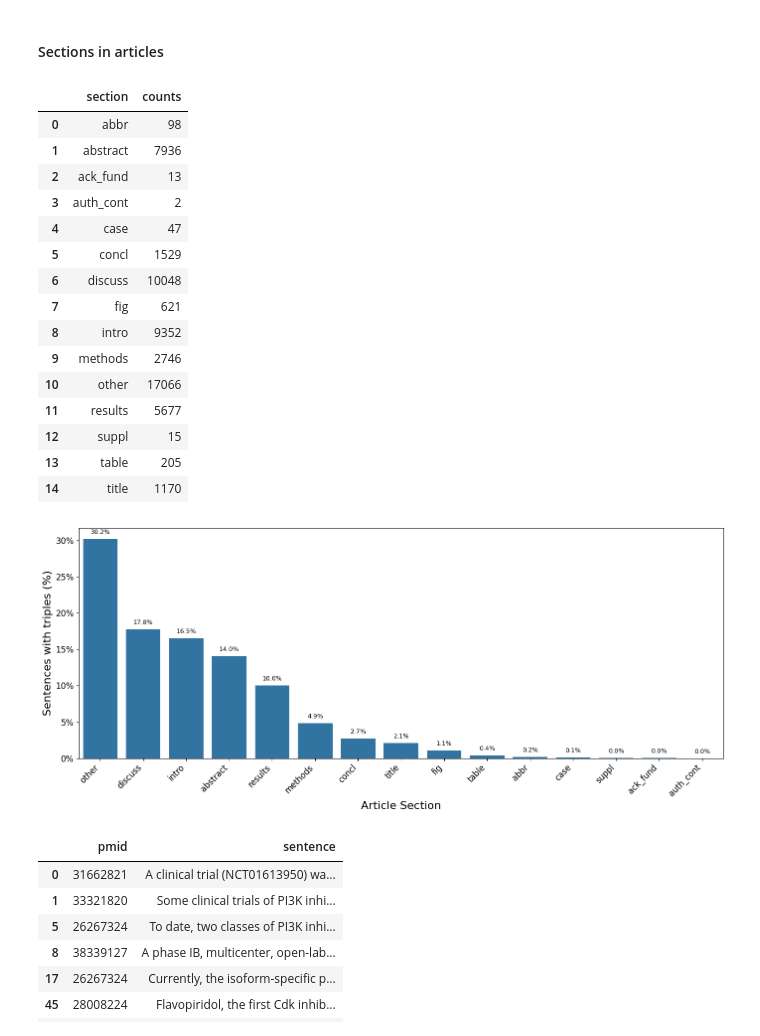
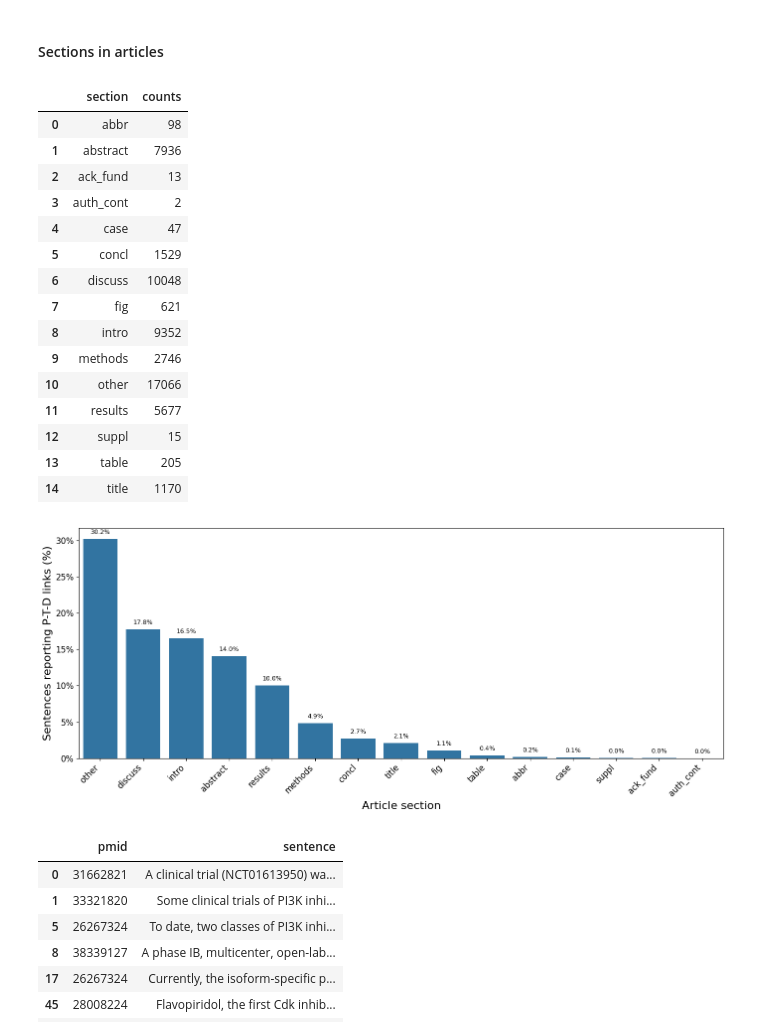
Before and after one commit to chembl/chemical_probes_lit, a Jupyter notebook: 2_probesLit/8_plotting_data.ipynb, the cells around one changed output. Saved outputs shown, nothing was run; the diff lists cells and outputs as text; code cells hidden in the pictures.

```diff
--- a/2_probesLit/8_plotting_data.ipynb
+++ b/2_probesLit/8_plotting_data.ipynb
@@ -275,8 +275,8 @@ ax.tick_params(axis='x', rotation=45)
 ax.yaxis.set_major_formatter(FuncFormatter(lambda y, _: f'{y:.0f}%'))
 
 # --- Modified: Set Y-axis label to indicate percentage ---
-ax.set_ylabel("Sentences with triples (%)", fontsize=16)
-ax.set_xlabel("Article Section", fontsize=16)
+ax.set_ylabel("Sentences reporting P-T-D links (%)", fontsize=16)
+ax.set_xlabel("Article section", fontsize=16)
 
 # This part needs to be adjusted based on the actual sections in your data
 # For the sample data, we'll get the labels from the DataFrame
@@ -293,34 +293,34 @@ for p in ax.patches:
                 (p.get_x() + p.get_width() / 2., p.get_height()),
                 ha='center',
                 va='bottom',
                 xytext=(0, 5),
                 textcoords='offset points',
                 fontsize=9)
 
 # Adjust layout
 plt.tight_layout()
 
 plt.savefig("figs/sections.png", dpi=400)
 # Display the plot
 plt.show()
 # %% [output]
 |  | section | counts |
 | 0 | abbr | 98 |
 | 1 | abstract | 7936 |
 | 2 | ack_fund | 13 |
 | 3 | auth_cont | 2 |
 | 4 | case | 47 |
 | 5 | concl | 1529 |
 | 6 | discuss | 10048 |
 | 7 | fig | 621 |
 | 8 | intro | 9352 |
 | 9 | methods | 2746 |
 | 10 | other | 17066 |
 | 11 | results | 5677 |
 | 12 | suppl | 15 |
 | 13 | table | 205 |
 | 14 | title | 1170 |
-[figure, old version]
+[figure, new version]
 # %%
 # Examples with sentences found in the "Other" category of the article sections
 articles_exploded[articles_exploded.section == 'other'][['pmid','sentence']].head(10)
```
Also changed, not shown: parts of 8 cells of this notebook, 18 other files.
